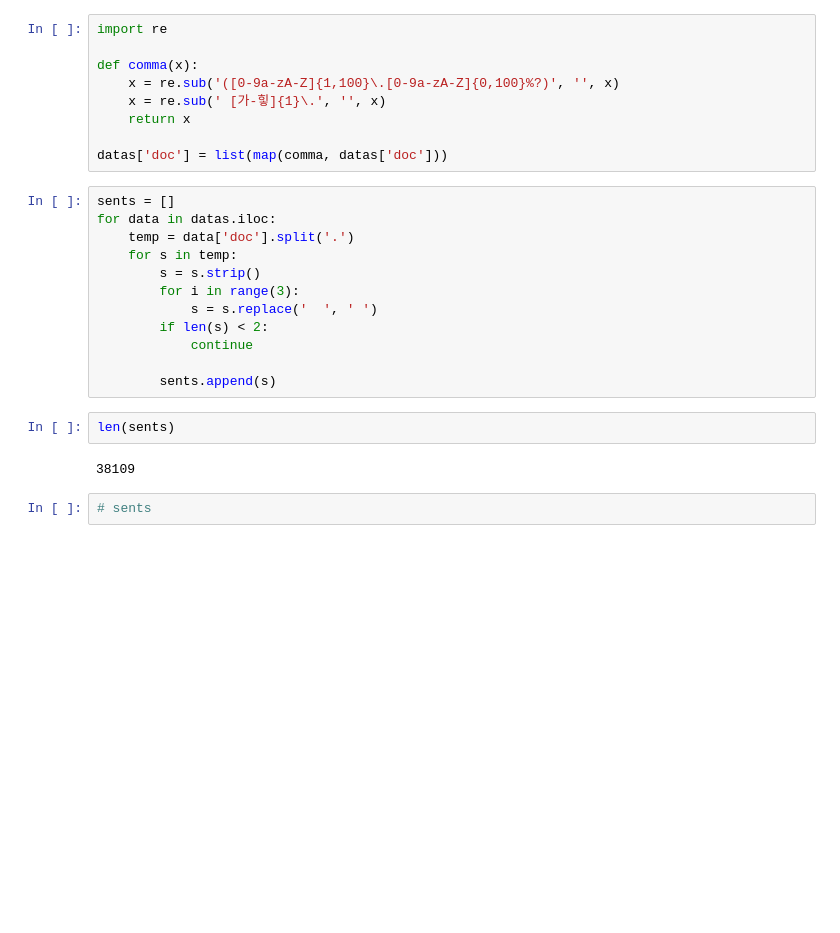
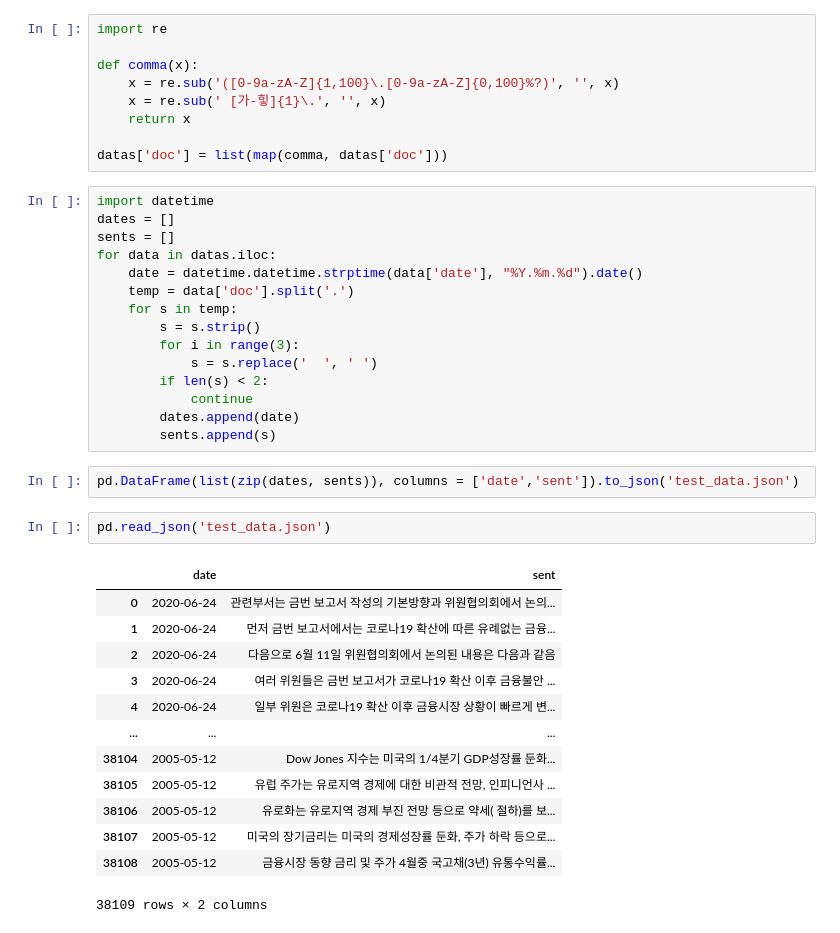
Before and after one commit to Dev-hottae/bok_project, a Jupyter notebook: bok_crawling/BOK_crawler.ipynb, the cells around one changed output. Drawn from its saved outputs; the diff is of its cells as text; blank space fills up the shorter version.

```diff
--- a/bok_crawling/BOK_crawler.ipynb
+++ b/bok_crawling/BOK_crawler.ipynb
@@ -329,8 +311,11 @@ def comma(x):
 
 datas['doc'] = list(map(comma, datas['doc']))
 # %%
+import datetime
+dates = []
 sents = []
 for data in datas.iloc:
+    date = datetime.datetime.strptime(data['date'], "%Y.%m.%d").date()
     temp = data['doc'].split('.')
     for s in temp:
         s = s.strip()
@@ -338,14 +323,26 @@ for data in datas.iloc:
             s = s.replace('  ', ' ')
         if len(s) < 2:
             continue
-
+        dates.append(date)
         sents.append(s)
-# %%
-len(sents)
-# %% [output]
-38109
-# %%
-# sents
+# %%
+pd.DataFrame(list(zip(dates, sents)), columns = ['date','sent']).to_json('test_data.json')
+# %%
+pd.read_json('test_data.json')
+# %% [output]
+|  | date | sent |
+| 0 | 2020-06-24 | 관련부서는 금번 보고서 작성의 기본방향과 위원협의회에서 논의... |
+| 1 | 2020-06-24 | 먼저 금번 보고서에서는 코로나19 확산에 따른 유례없는 금융... |
+| 2 | 2020-06-24 | 다음으로 6월 11일 위원협의회에서 논의된 내용은 다음과 같음 |
+| 3 | 2020-06-24 | 여러 위원들은 금번 보고서가 코로나19 확산 이후 금융불안 ... |
+| 4 | 2020-06-24 | 일부 위원은 코로나19 확산 이후 금융시장 상황이 빠르게 변... |
+| ... | ... | ... |
+| 38104 | 2005-05-12 | Dow Jones 지수는 미국의 1/4분기 GDP성장률 둔화... |
+| 38105 | 2005-05-12 | 유럽 주가는 유로지역 경제에 대한 비관적 전망, 인피니언사 ... |
+| 38106 | 2005-05-12 | 유로화는 유로지역 경제 부진 전망 등으로 약세( 절하)를 보... |
+| 38107 | 2005-05-12 | 미국의 장기금리는 미국의 경제성장률 둔화, 주가 하락 등으로... |
+| 38108 | 2005-05-12 | 금융시장 동향 금리 및 주가 4월중 국고채(3년) 유통수익률... |
+38109 rows × 2 columns
 # %%
 from datetime import date
 import datetime
```
Also changed, not shown: parts of 6 cells of this notebook, 2 other files.
